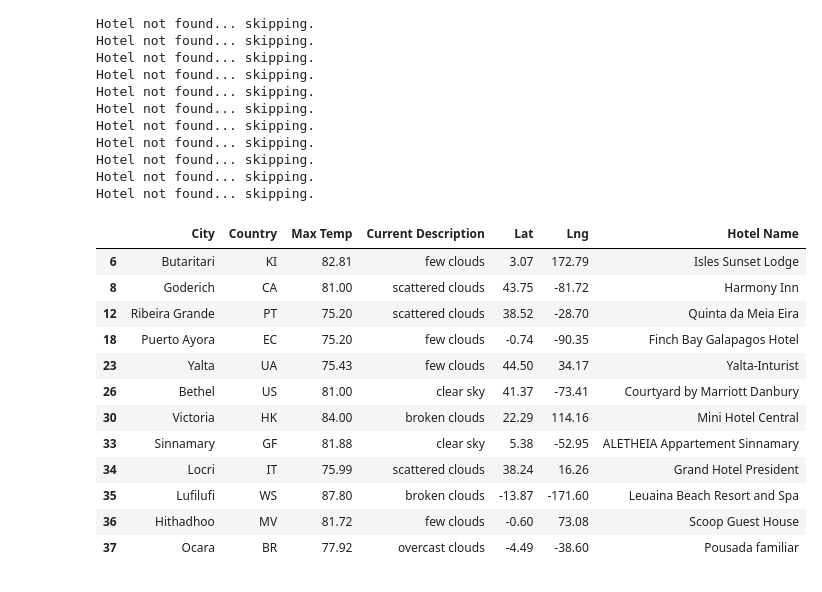
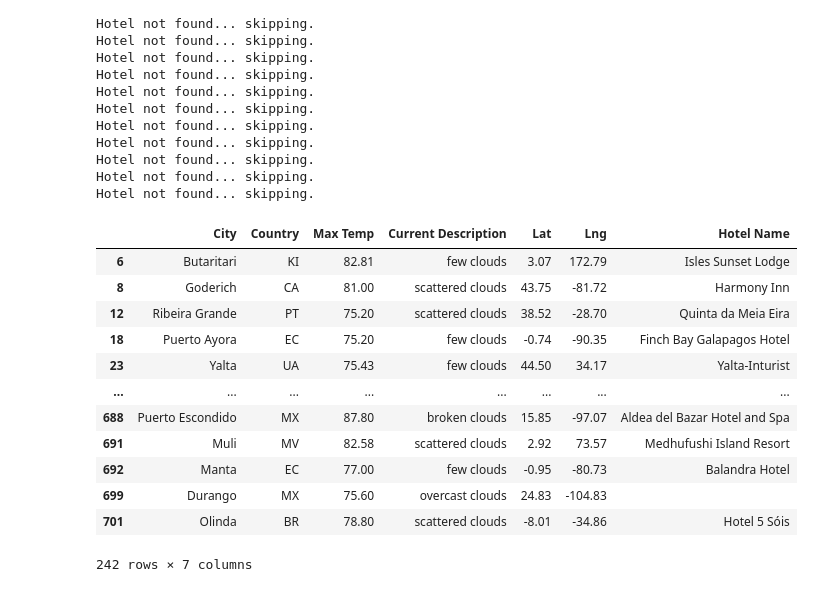
Before and after one commit to larrydodson/World_Weather_Analysis, a Jupyter notebook: Vacation_Search/Vacation_Search.ipynb, the cells around one changed output. Drawn from its saved outputs; the diff is of its cells as text; code cells hidden in the pictures.

```diff
--- a/Vacation_Search/Vacation_Search.ipynb
+++ b/Vacation_Search/Vacation_Search.ipynb
@@ -140,18 +154,18 @@ Hotel not found... skipping.
 Hotel not found... skipping.
 Hotel not found... skipping.
 # %%
-hotel_df.head(12)
+hotel_df
 # %% [output]
 |  | City | Country | Max Temp | Current Description | Lat | Lng | Hotel Name |
 | 6 | Butaritari | KI | 82.81 | few clouds | 3.07 | 172.79 | Isles Sunset Lodge |
 | 8 | Goderich | CA | 81.00 | scattered clouds | 43.75 | -81.72 | Harmony Inn |
 | 12 | Ribeira Grande | PT | 75.20 | scattered clouds | 38.52 | -28.70 | Quinta da Meia Eira |
 | 18 | Puerto Ayora | EC | 75.20 | few clouds | -0.74 | -90.35 | Finch Bay Galapagos Hotel |
 | 23 | Yalta | UA | 75.43 | few clouds | 44.50 | 34.17 | Yalta-Inturist |
-| 26 | Bethel | US | 81.00 | clear sky | 41.37 | -73.41 | Courtyard by Marriott Danbury |
-| 30 | Victoria | HK | 84.00 | broken clouds | 22.29 | 114.16 | Mini Hotel Central |
-| 33 | Sinnamary | GF | 81.88 | clear sky | 5.38 | -52.95 | ALETHEIA Appartement Sinnamary |
-| 34 | Locri | IT | 75.99 | scattered clouds | 38.24 | 16.26 | Grand Hotel President |
-| 35 | Lufilufi | WS | 87.80 | broken clouds | -13.87 | -171.60 | Leuaina Beach Resort and Spa |
-| 36 | Hithadhoo | MV | 81.72 | few clouds | -0.60 | 73.08 | Scoop Guest House |
-| 37 | Ocara | BR | 77.92 | overcast clouds | -4.49 | -38.60 | Pousada familiar |
+| ... | ... | ... | ... | ... | ... | ... | ... |
+| 688 | Puerto Escondido | MX | 87.80 | broken clouds | 15.85 | -97.07 | Aldea del Bazar Hotel and Spa |
+| 691 | Muli | MV | 82.58 | scattered clouds | 2.92 | 73.57 | Medhufushi Island Resort |
+| 692 | Manta | EC | 77.00 | few clouds | -0.95 | -80.73 | Balandra Hotel |
+| 699 | Durango | MX | 75.60 | overcast clouds | 24.83 | -104.83 |  |
+| 701 | Olinda | BR | 78.80 | scattered clouds | -8.01 | -34.86 | Hotel 5 Sóis |
+242 rows × 7 columns
```
Also changed, not shown: parts of 10 cells of this notebook, 1 other file.
